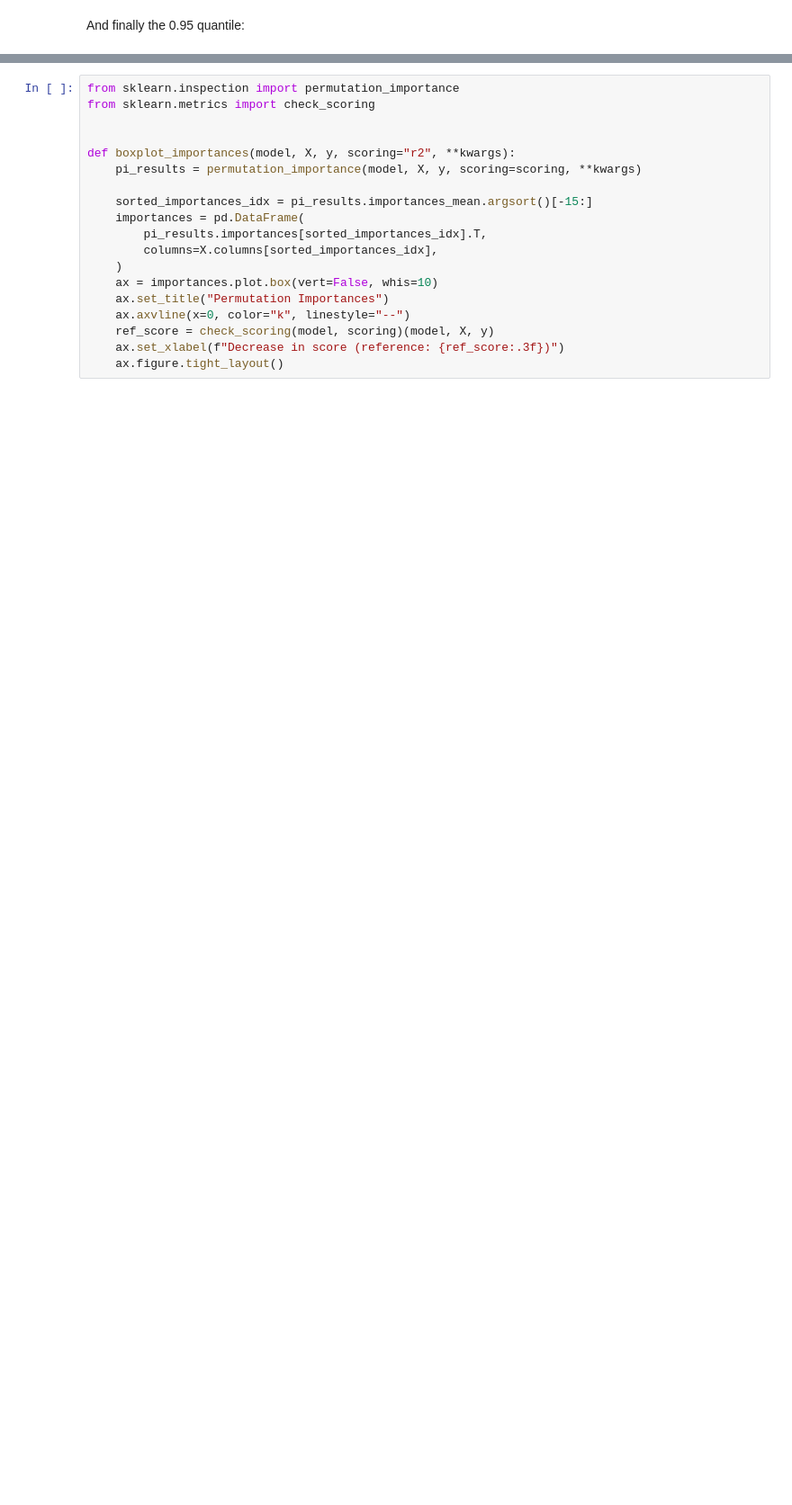
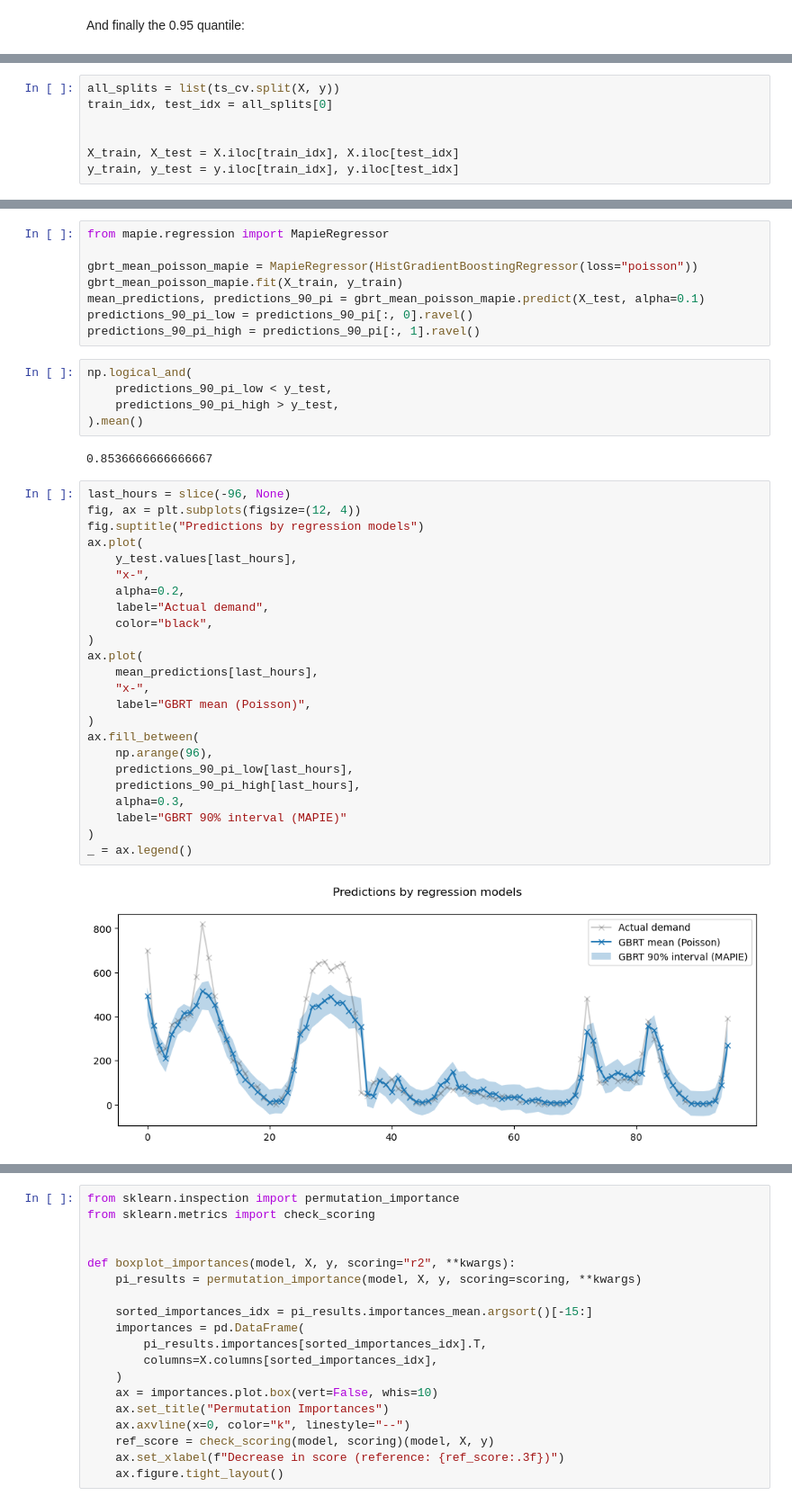
Before and after one commit to ogrisel/euroscipy-2022-time-series, a Jupyter notebook: plot_time_series_feature_engineering.ipynb, the cells around one changed output, grey strips where cells are left out. Shown at 90% size. Drawn from its saved outputs; the diff is of its cells as text; blank space fills up the shorter version.

```diff
--- a/plot_time_series_feature_engineering.ipynb
+++ b/plot_time_series_feature_engineering.ipynb
@@ -544,2 +525,9 @@ train_0, test_0 = all_splits[0]
+# %%
+all_splits = list(ts_cv.split(X, y))
+train_idx, test_idx = all_splits[0]
+
+
+X_train, X_test = X.iloc[train_idx], X.iloc[test_idx]
+y_train, y_test = y.iloc[train_idx], y.iloc[test_idx]
 # %%
 gbrt_mean_poisson = HistGradientBoostingRegressor(loss="poisson")
@@ -636,0 +679,41 @@ np.logical_and(
+# %%
+from mapie.regression import MapieRegressor
+
+gbrt_mean_poisson_mapie = MapieRegressor(HistGradientBoostingRegressor(loss="poisson"))
+gbrt_mean_poisson_mapie.fit(X_train, y_train)
+mean_predictions, predictions_90_pi = gbrt_mean_poisson_mapie.predict(X_test, alpha=0.1)
+predictions_90_pi_low = predictions_90_pi[:, 0].ravel()
+predictions_90_pi_high = predictions_90_pi[:, 1].ravel()
+# %%
+np.logical_and(
+    predictions_90_pi_low < y_test,
+    predictions_90_pi_high > y_test,
+).mean()
+# %% [output]
+0.8536666666666667
+# %%
+last_hours = slice(-96, None)
+fig, ax = plt.subplots(figsize=(12, 4))
+fig.suptitle("Predictions by regression models")
+ax.plot(
+    y_test.values[last_hours],
+    "x-",
+    alpha=0.2,
+    label="Actual demand",
+    color="black",
+)
+ax.plot(
+    mean_predictions[last_hours],
+    "x-",
+    label="GBRT mean (Poisson)",
+)
+ax.fill_between(
+    np.arange(96),
+    predictions_90_pi_low[last_hours],
+    predictions_90_pi_high[last_hours],
+    alpha=0.3,
+    label="GBRT 90% interval (MAPIE)"
+)
+_ = ax.legend()
+# %% [output]
+[figure, added]
```
Also changed, not shown: parts of 34 cells of this notebook.
